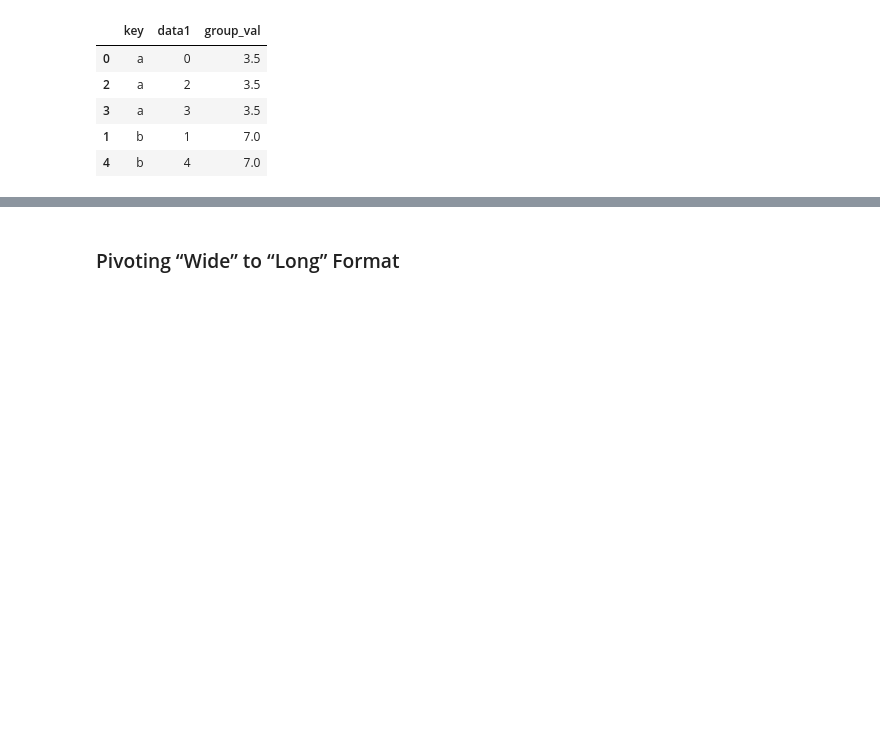
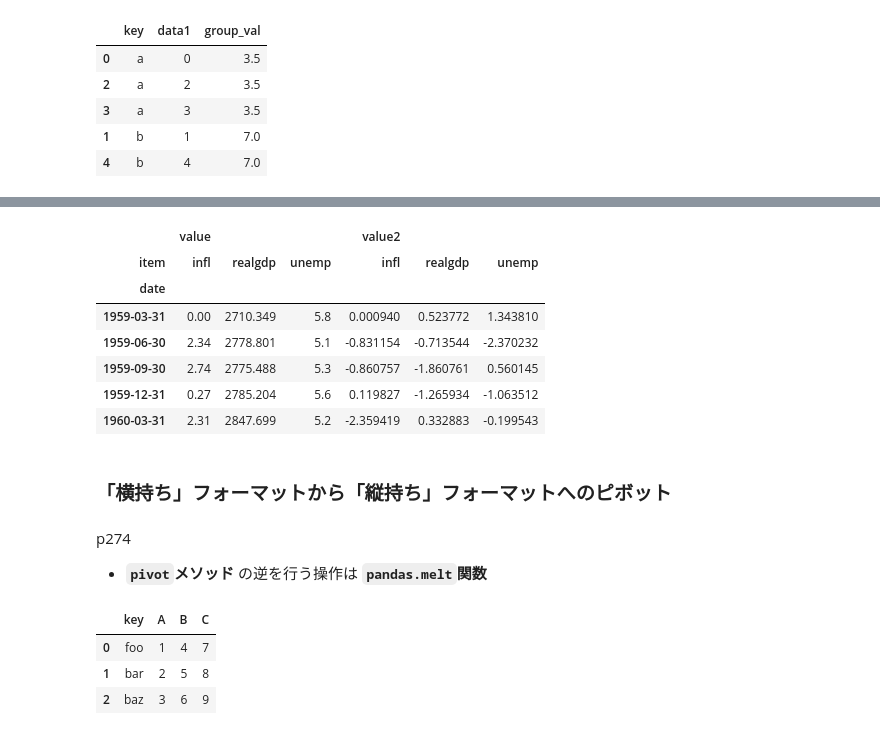
Before and after one commit to snufkin92/reading, a Jupyter notebook: reading_python_for_data_analysis/chapter_08.ipynb, the cells around one changed output, grey strips where cells are left out. Cells and saved outputs as stored; diff of their text form; code cells hidden in the pictures; blank space fills up the shorter version.

```diff
--- a/reading_python_for_data_analysis/chapter_08.ipynb
+++ b/reading_python_for_data_analysis/chapter_08.ipynb
@@ -784,0 +1362,13 @@ pivoted
+# %%
+# yearとquarterという2つの列を組み合わせて、期間を表す型を作成。PeriodInde については 11章
+periods = pd.PeriodIndex(year=data.year, quarter=data.quarter, name='date')
+
+columns = pd.Index(['realgdp', 'infl', 'unemp'], name='item')
+data = data.reindex(columns=columns)
+data.index = periods.to_timestamp('D', 'end')
+data.head()
+
+# dateとitem をRDBにおける主キーにしたlong（縦持ち）フォーマット
+data.index = periods.to_timestamp('D', 'end')
+ldata = data.stack().reset_index().rename(columns={0: 'value'})
+ldata[:10]
@@ -792,12 +1450,32 @@ pivoted['value'][:5]
 # %%
+# pivotを呼び出すのは、set_indexの後にunstackを呼び出して階層型インデックスを作成するのと同じ
 unstacked = ldata.set_index(['date', 'item']).unstack('item')
-unstacked[:7]
+unstacked[:5]
+# %% [output]
+|  | value |  |  | value2 |  |  |
+| item | infl | realgdp | unemp | infl | realgdp | unemp |
+| date |  |  |  |  |  |  |
+| 1959-03-31 | 0.00 | 2710.349 | 5.8 | 0.000940 | 0.523772 | 1.343810 |
+| 1959-06-30 | 2.34 | 2778.801 | 5.1 | -0.831154 | -0.713544 | -2.370232 |
+| 1959-09-30 | 2.74 | 2775.488 | 5.3 | -0.860757 | -1.860761 | 0.560145 |
+| 1959-12-31 | 0.27 | 2785.204 | 5.6 | 0.119827 | -1.265934 | -1.063512 |
+| 1960-03-31 | 2.31 | 2847.699 | 5.2 | -2.359419 | 0.332883 | -0.199543 |
-# %% [markdown]
-### Pivoting “Wide” to “Long” Format
+# %% [markdown]
+### 「横持ち」フォーマットから「縦持ち」フォーマットへのピボット
+# %% [markdown]
+p274
+- __`pivot`メソッド__ の逆を行う操作は __`pandas.melt`関数__
 # %%
-df = pd.DataFrame({'key': ['foo', 'bar', 'baz'],
-                   'A': [1, 2, 3],
-                   'B': [4, 5, 6],
-                   'C': [7, 8, 9]})
+df = pd.DataFrame({
+    'key': ['foo', 'bar', 'baz'],
+    'A': [1, 2, 3],
+    'B': [4, 5, 6],
+    'C': [7, 8, 9]
+})
 df
+# %% [output]
+|  | key | A | B | C |
+| 0 | foo | 1 | 4 | 7 |
+| 1 | bar | 2 | 5 | 8 |
+| 2 | baz | 3 | 6 | 9 |
 # %%
```
Also changed, not shown: parts of 159 cells of this notebook.
